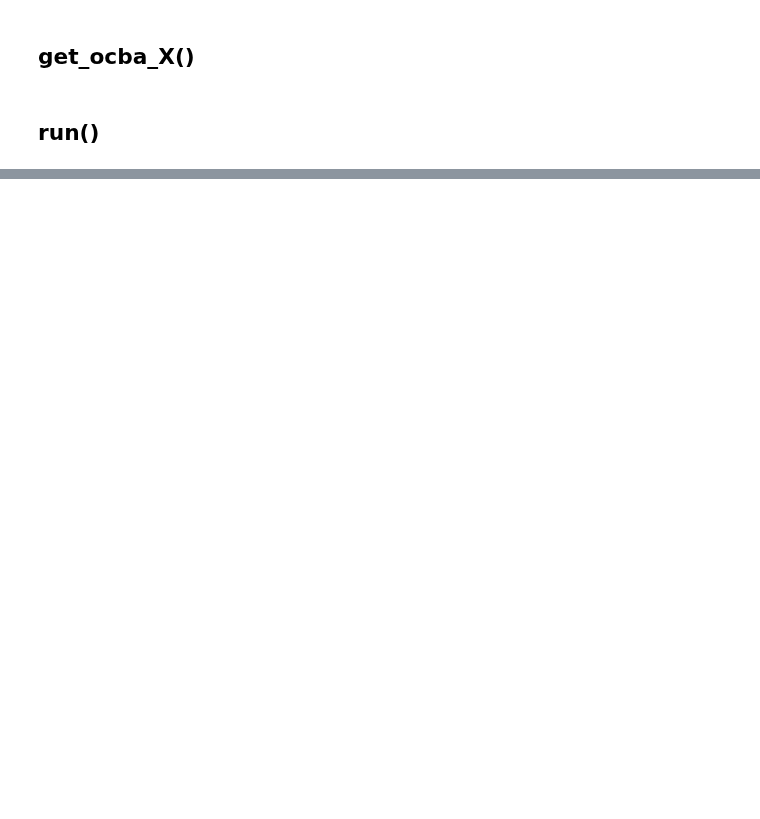
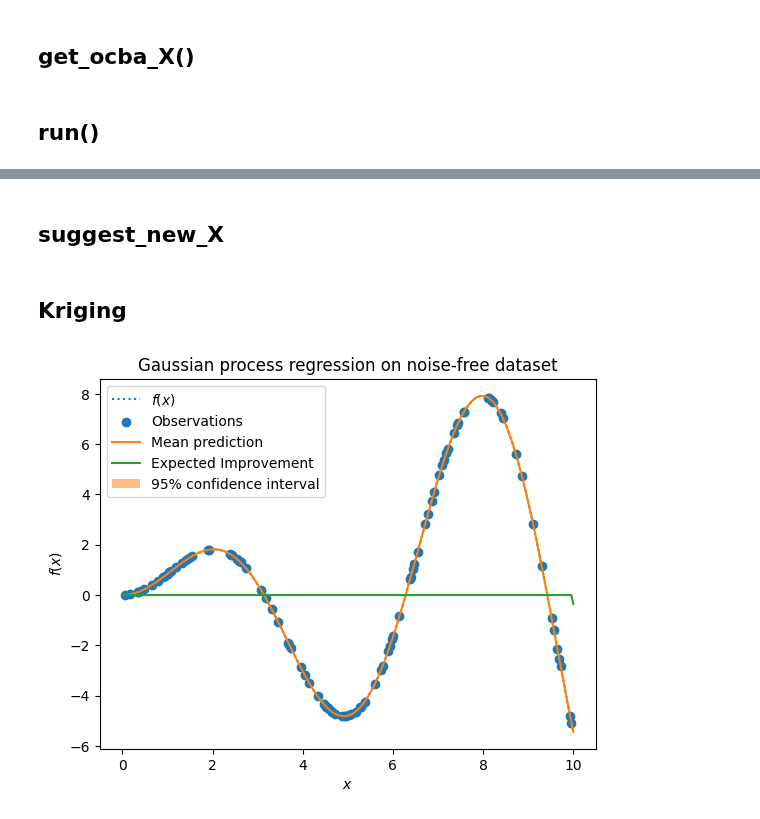
Before and after one commit to sequential-parameter-optimization/spotPython, a Jupyter notebook: notebooks/00_spotPython_tests.ipynb, the cells around one changed output, grey strips where cells are left out. Drawn from its saved outputs; the diff is of its cells as text; code cells hidden in the pictures; blank space fills up the shorter version.

Commit message:
0.24.12
Kriging tests

```diff
--- a/notebooks/00_spotPython_tests.ipynb
+++ b/notebooks/00_spotPython_tests.ipynb
@@ -6128,0 +6107,2 @@ Experiment saved to 000_res.pkl
+# %% [markdown]
+## suggest_new_X
@@ -6128,0 +6188,33 @@ Experiment saved to 000_res.pkl
+# %% [markdown]
+## Kriging
+# %%
+from spotpython.build import Kriging
+import numpy as np
+import matplotlib.pyplot as plt
+from numpy import linspace, arange
+rng = np.random.RandomState(1)
+X = linspace(start=0, stop=10, num=1_000).reshape(-1, 1)
+y = np.squeeze(X * np.sin(X))
+training_indices = rng.choice(arange(y.size), size=100, replace=False)
+X_train, y_train = X[training_indices], y[training_indices]
+S = Kriging(name='kriging', seed=124)
+S.fit(X_train, y_train)
+mean_prediction, std_prediction, s_ei = S.predict(X, return_val="all")
+plt.plot(X, y, label=r"$f(x)$", linestyle="dotted")
+plt.scatter(X_train, y_train, label="Observations")
+plt.plot(X, mean_prediction, label="Mean prediction")
+plt.plot(X, s_ei, label="Expected Improvement")
+plt.fill_between(
+    X.ravel(),
+    mean_prediction - 1.96 * std_prediction,
+    mean_prediction + 1.96 * std_prediction,
+    alpha=0.5,
+    label=r"95% confidence interval",
+    )
+plt.legend()
+plt.xlabel("$x$")
+plt.ylabel("$f(x)$")
+_ = plt.title("Gaussian process regression on noise-free dataset")
+plt.show()
+# %% [output]
+[figure, added]
```
Also changed, not shown: parts of 8 cells of this notebook, 11 other files.
